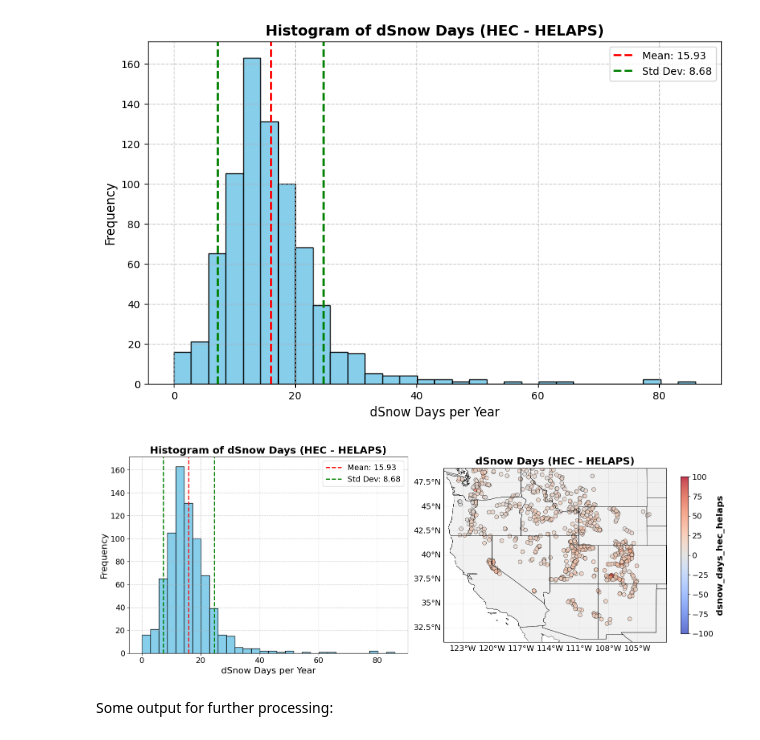
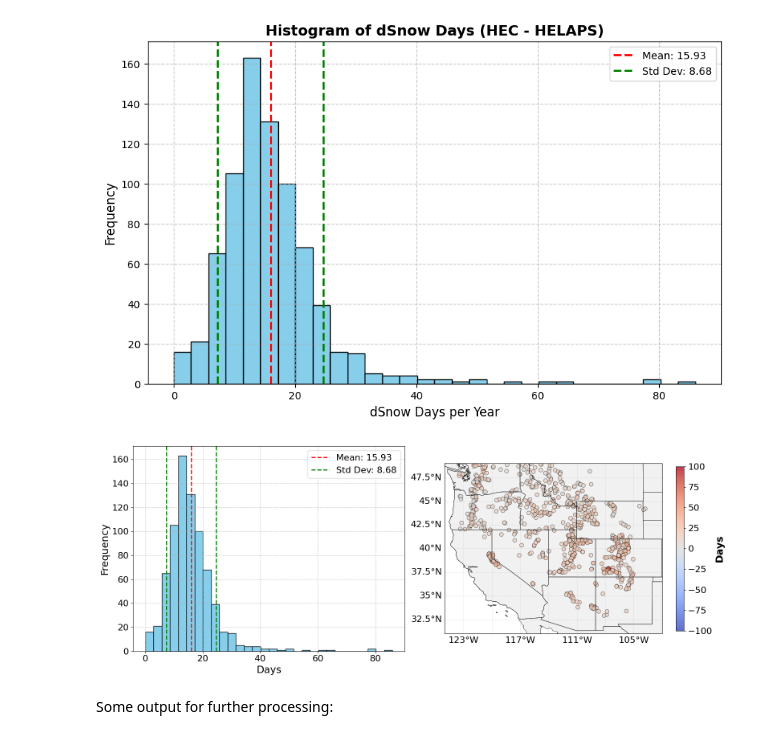
Before and after one commit to chrisrycx/lm4px_data_analysis, a Jupyter notebook: output_analysis/interactive/SpatialError.ipynb, the cells around one changed output. Saved outputs shown, nothing was run; the diff lists cells and outputs as text; code cells hidden in the pictures.

```diff
--- a/output_analysis/interactive/SpatialError.ipynb
+++ b/output_analysis/interactive/SpatialError.ipynb
@@ -443,7 +463,6 @@ plt.legend()
 # %%
 # Snow Days Combined plot
 column = 'dsnow_days_hec_helaps'
-title = 'dSnow Days (HEC - HELAPS)'
 vmin, vmax = (-100, 100)
 
 fig = plt.figure(figsize=(16, 6))
@@ -451,10 +470,9 @@ fig = plt.figure(figsize=(16, 6))
 # Left: Histogram
 ax1 = fig.add_subplot(1, 2, 1)
 ax1.hist(snow_days_df[column], bins=30, color='skyblue', edgecolor='black')
-ax1.set_title('Histogram of dSnow Days (HEC - HELAPS)', fontsize=18, fontweight='bold')
-ax1.set_xlabel('dSnow Days per Year', fontsize=16)
-ax1.set_ylabel('Frequency', fontsize=16)
-ax1.tick_params(axis='both', labelsize=14)
+ax1.set_xlabel('Days', fontsize=18)
+ax1.set_ylabel('Frequency', fontsize=18)
+ax1.tick_params(axis='both', labelsize=16)
 ax1.grid(True, linestyle='--', alpha=0.7)
 
 mean_diff = snow_days_df[column].mean()
@@ -462,43 +480,41 @@ stddev_diff = snow_days_df[column].std()
 ax1.axvline(mean_diff, color='red', linestyle='dashed', linewidth=2, label=f'Mean: {mean_diff:.2f}')
 ax1.axvline(mean_diff + stddev_diff, color='green', linestyle='dashed', linewidth=2, label=f'Std Dev: {stddev_diff:.2f}')
 ax1.axvline(mean_diff - stddev_diff, color='green', linestyle='dashed', linewidth=2)
-ax1.legend(fontsize=14)
+ax1.legend(fontsize=16)
 
 # Right: Map
 ax2 = fig.add_subplot(1, 2, 2, projection=ccrs.PlateCarree())
 ax2.set_extent([-125, -102, 31, 49], crs=ccrs.PlateCarree())
 ax2.add_feature(cfeature.STATES, linewidth=0.5, edgecolor='black')
 ax2.add_feature(cfeature.COASTLINE, linewidth=0.5)
 ax2.add_feature(cfeature.BORDERS, linewidth=0.5)
 ax2.add_feature(cfeature.LAND, facecolor='lightgray', alpha=0.3)
 
 scatter = ax2.scatter(snow_days_df['longitude'], snow_days_df['latitude'],
                       c=snow_days_df[column],
                       s=50,
                       alpha=0.8,
                       cmap='coolwarm',
                       vmin=vmin,
                       vmax=vmax,
                       transform=ccrs.PlateCarree(),
                       edgecolors='black',
                       linewidth=0.5)
 
 cbar = plt.colorbar(scatter, ax=ax2, orientation='vertical', pad=0.05, shrink=0.8)
-cbar.set_label(column, fontsize=16, fontweight='bold')
-cbar.ax.tick_params(labelsize=14)
+cbar.set_label('Days', fontsize=18, fontweight='bold')
+cbar.ax.tick_params(labelsize=16)
 
 gl = ax2.gridlines(draw_labels=True, linewidth=0.5, alpha=0.5, linestyle='--')
 gl.top_labels = False
 gl.right_labels = False
-gl.xlabel_style = {'size': 14}
-gl.ylabel_style = {'size': 14}
-
-ax2.set_title(title, fontsize=18, fontweight='bold')
+gl.xlabel_style = {'size': 16}
+gl.ylabel_style = {'size': 16}
 
 plt.tight_layout()
 plt.show()
 # %% [output]
-[figure, old version]
+[figure, new version]
 # %% [markdown]
 Some output for further processing:
 # %% [markdown]
```
Also changed, not shown: parts of 1 cell of this notebook.
